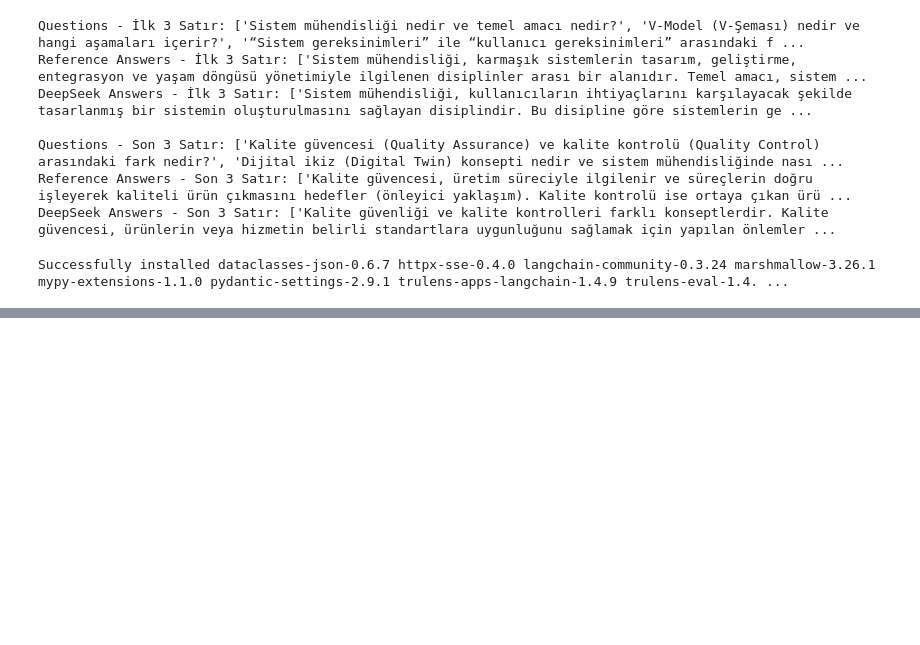
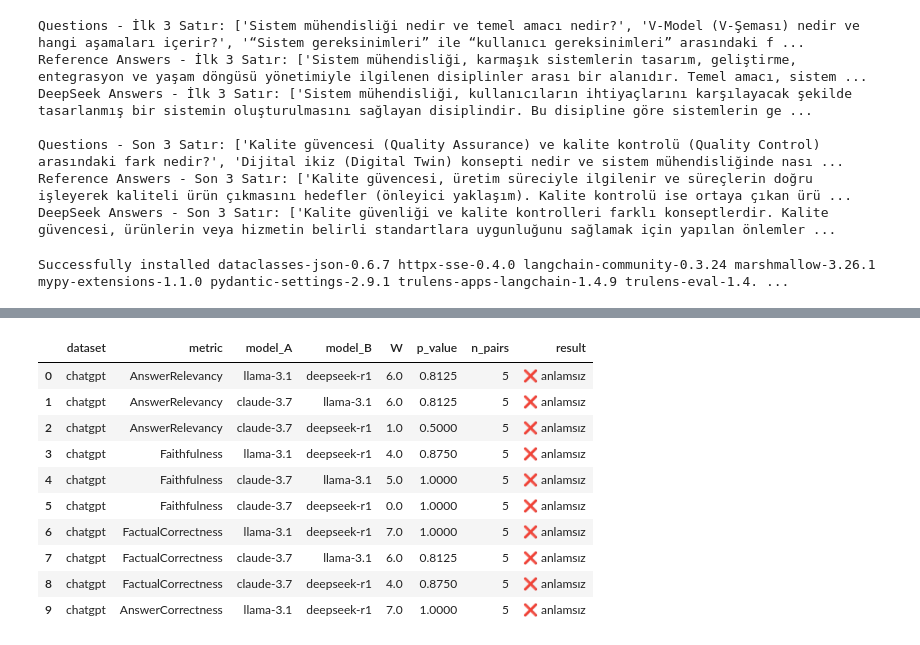
Before and after one commit to kmk4444/System_engineering, a Jupyter notebook: Ragas.ipynb, the cells around one changed output, grey strips where cells are left out. Drawn from its saved outputs; the diff is of its cells as text; code cells hidden in the pictures; blank space fills up the shorter version.

```diff
--- a/Ragas.ipynb
+++ b/Ragas.ipynb
@@ -193,7 +191,7 @@ os.environ["OPENAI_API_KEY"] = "sk--"  # kendi anahtarını yaz
 df = pd.read_excel("/content/Veri Karşılaştırma_test.xlsx", sheet_name="Chatgpt")
 
 # === 3. Değerlendirici modeller ===
-llm = ChatOpenAI(model="gpt-3.5-turbo", temperature=0)
+llm = ChatOpenAI(model="gpt-4o", temperature=0)
 evaluator_llm = LangchainLLMWrapper(llm)
 embeddings = OpenAIEmbeddings(model="text-embedding-3-small")
 
@@ -266,0 +380,78 @@ files.download(output_path)
+# %%
+import pandas as pd
+from scipy.stats import wilcoxon
+import numpy as np
+
+# === 1️⃣ İki veri setini yükle ===
+chatgpt_df = pd.read_excel("/content/ragas_per_sample_chatgpt.xlsx")
+gemini_df = pd.read_excel("/content/ragas_per_sample_gemini.xlsx")
+
+# === 2️⃣ Birleştir ===
+df = pd.concat([chatgpt_df, gemini_df], ignore_index=True)
+print("Veri setleri birleştirildi:", df.shape)
+
+# === 3️⃣ Metrik sütunlarını normalize et (isim farklarını düzelt) ===
+df.rename(columns={
+    "answer_relevancy": "AnswerRelevancy",
+    "faithfulness": "Faithfulness",
+    "factual_correctness(mode=f1)": "FactualCorrectness",
+    "factual_correctness": "FactualCorrectness",
+    "answer_correctness": "AnswerCorrectness"
+}, inplace=True)
+
+# === 4️⃣ Wilcoxon testi için fonksiyon ===
+def wilcoxon_compare(df, dataset, metric, model_a, model_b):
+    sub = df[df["dataset"] == dataset]
+    a = sub[sub["model"] == model_a][metric].astype(float).reset_index(drop=True)
+    b = sub[sub["model"] == model_b][metric].astype(float).reset_index(drop=True)
+    n = min(len(a), len(b))
+    if n < 2:
+        return (np.nan, np.nan, n)
+    stat, p = wilcoxon(a[:n], b[:n])
+    return (stat, p, n)
+
+# === 5️⃣ Model çiftleri ve metrikler ===
+model_pairs = [
+    ("llama-3.1", "deepseek-r1"),
+    ("claude-3.7", "llama-3.1"),
+    ("claude-3.7", "deepseek-r1")
+]
+metrics = ["AnswerRelevancy", "Faithfulness", "FactualCorrectness", "AnswerCorrectness"]
+datasets = ["chatgpt", "gemini"]
+
+# === 6️⃣ Testleri çalıştır ===
+rows = []
+for ds in datasets:
+    for met in metrics:
+        for (mA, mB) in model_pairs:
+            try:
+                stat, p, n = wilcoxon_compare(df, ds, met, mA, mB)
+                sig = "✅ anlamlı" if p < 0.05 else "❌ anlamsız"
+                rows.append({
+                    "dataset": ds,
+                    "metric": met,
+                    "model_A": mA,
+                    "model_B": mB,
+                    "W": stat,
+                    "p_value": p,
+                    "n_pairs": n,
+                    "result": sig
+                })
+            except Exception as e:
+                rows.append({
+                    "dataset": ds,
+                    "metric": met,
+                    "model_A": mA,
+                    "model_B": mB,
+                    "error": str(e)
+                })
+
+results = pd.DataFrame(rows)
+results.to_excel("/content/wilcoxon_results.xlsx", index=False)
+print("✅ Wilcoxon analiz tamamlandı. Sonuçlar kaydedildi: wilcoxon_results.xlsx")
+
+from google.colab import files
+files.download("/content/wilcoxon_results.xlsx")
+
+results.head(10)
+# %% [output]
@@ -266,0 +462,11 @@ files.download(output_path)
+|  | dataset | metric | model_A | model_B | W | p_value | n_pairs | result |
+| 0 | chatgpt | AnswerRelevancy | llama-3.1 | deepseek-r1 | 6.0 | 0.8125 | 5 | ❌ anlamsız |
+| 1 | chatgpt | AnswerRelevancy | claude-3.7 | llama-3.1 | 6.0 | 0.8125 | 5 | ❌ anlamsız |
+| 2 | chatgpt | AnswerRelevancy | claude-3.7 | deepseek-r1 | 1.0 | 0.5000 | 5 | ❌ anlamsız |
+| 3 | chatgpt | Faithfulness | llama-3.1 | deepseek-r1 | 4.0 | 0.8750 | 5 | ❌ anlamsız |
+| 4 | chatgpt | Faithfulness | claude-3.7 | llama-3.1 | 5.0 | 1.0000 | 5 | ❌ anlamsız |
+| 5 | chatgpt | Faithfulness | claude-3.7 | deepseek-r1 | 0.0 | 1.0000 | 5 | ❌ anlamsız |
+| 6 | chatgpt | FactualCorrectness | llama-3.1 | deepseek-r1 | 7.0 | 1.0000 | 5 | ❌ anlamsız |
+| 7 | chatgpt | FactualCorrectness | claude-3.7 | llama-3.1 | 6.0 | 0.8125 | 5 | ❌ anlamsız |
+| 8 | chatgpt | FactualCorrectness | claude-3.7 | deepseek-r1 | 4.0 | 0.8750 | 5 | ❌ anlamsız |
+| 9 | chatgpt | AnswerCorrectness | llama-3.1 | deepseek-r1 | 7.0 | 1.0000 | 5 | ❌ anlamsız |
```
Also changed, not shown: parts of 6 cells of this notebook.
